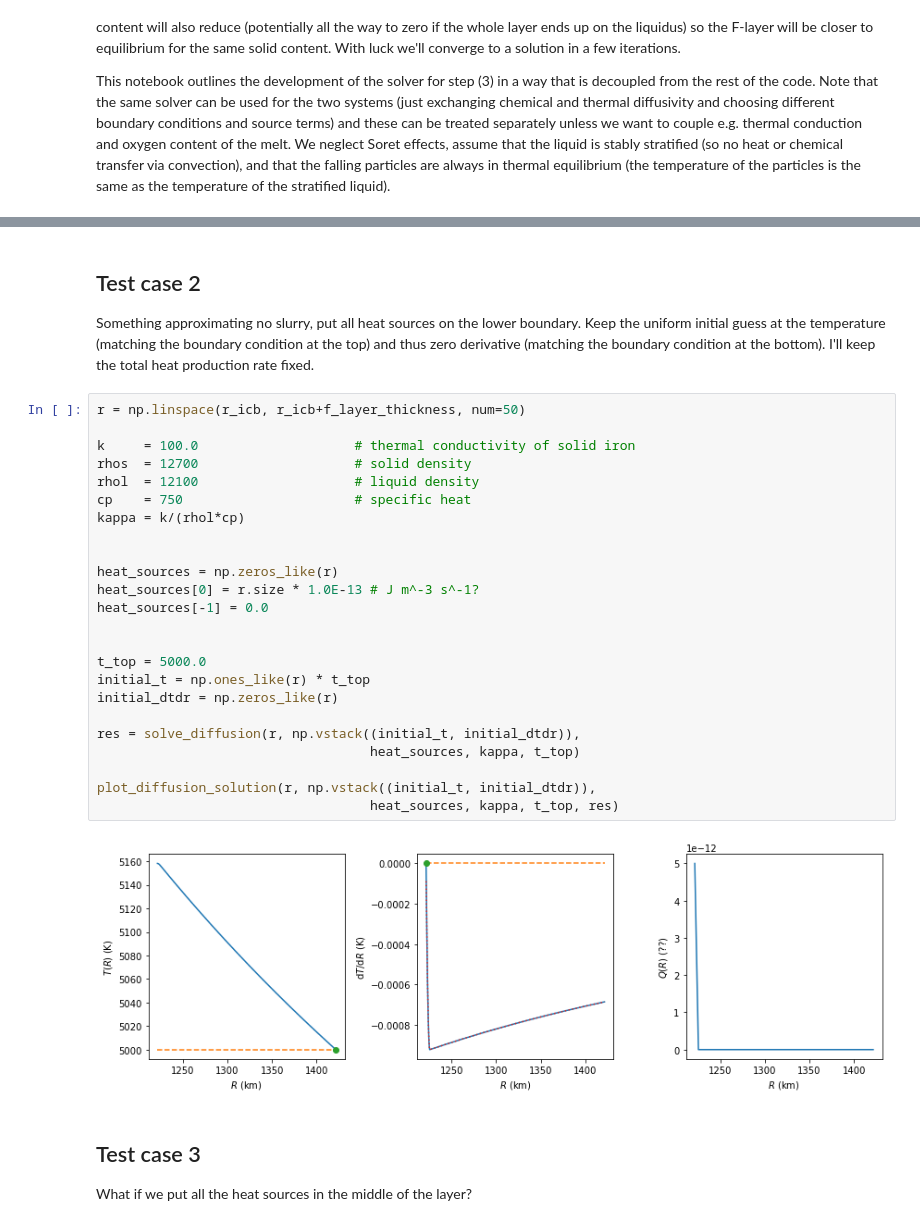
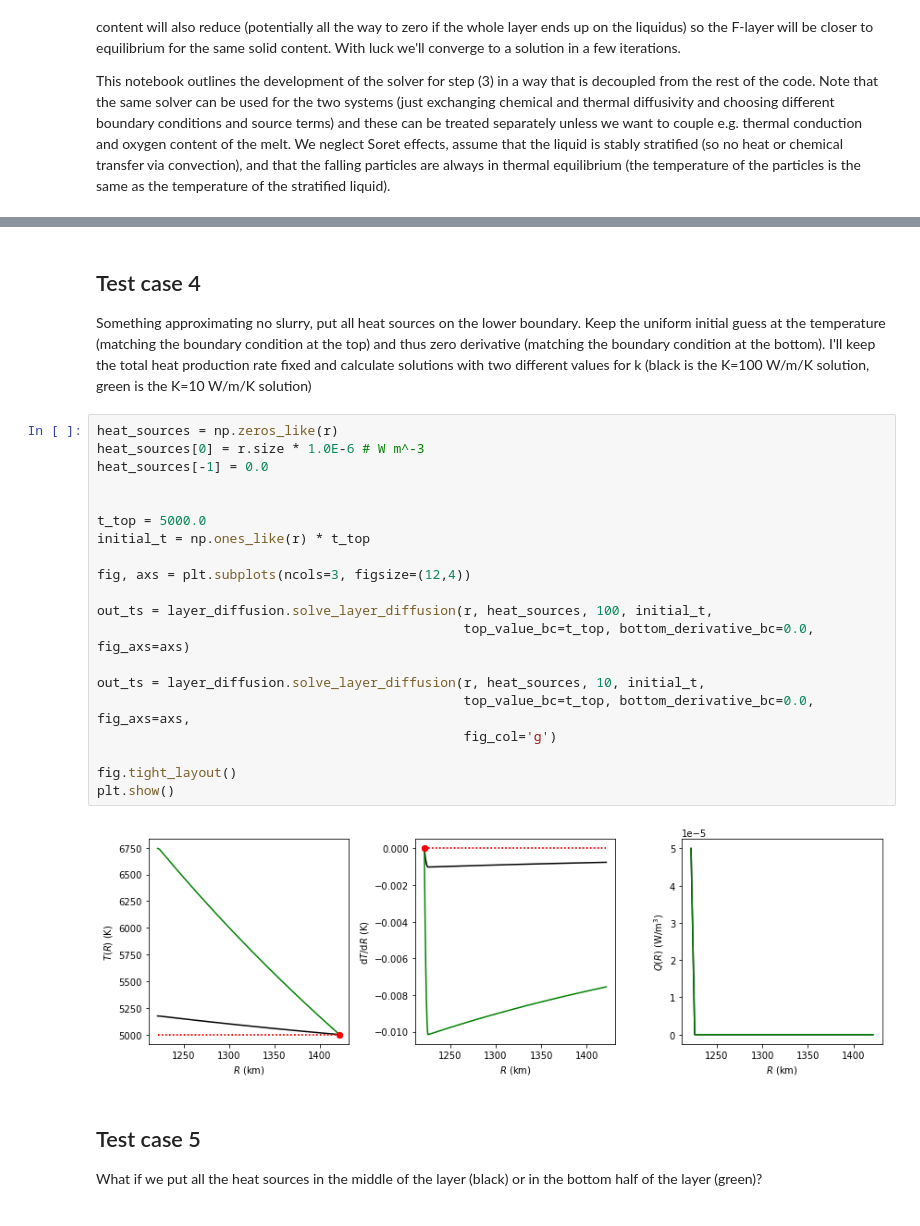
Before and after one commit to andreww/slurry, a Jupyter notebook: f-layer-diffusion.ipynb, the cells around one changed output, grey strips where cells are left out. Cells and saved outputs as stored; diff of their text form.

Commit message:
Move f-layer diffusion code to module and update examples
This is, I think, now correct. It also has flexible boundary
conditions and internal plotting code. It checks the solution
is sucessful.

```diff
--- a/f-layer-diffusion.ipynb
+++ b/f-layer-diffusion.ipynb
@@ -235,35 +231,32 @@ plot_diffusion_solution(r, np.vstack((initial_t, initial_dtdr)),
 # %% [markdown]
-## Test case 2
+## Test case 4
 
 Something approximating no slurry, put all heat sources on the lower boundary.
-Keep the  uniform initial guess at the temperature (matching the boundary condition at the top) and thus zero derivative (matching the boundary condition at the bottom). I'll keep the total heat production rate fixed.
+Keep the  uniform initial guess at the temperature (matching the boundary condition at the top) and thus zero derivative (matching the boundary condition at the bottom). I'll keep the total heat production rate fixed and calculate solutions with two different values for k
+(black is the K=100 W/m/K solution, green is the K=10 W/m/K solution)
 # %%
-r = np.linspace(r_icb, r_icb+f_layer_thickness, num=50)
-
-k     = 100.0                    # thermal conductivity of solid iron
-rhos  = 12700                    # solid density
-rhol  = 12100                    # liquid density
-cp    = 750                      # specific heat
-kappa = k/(rhol*cp)
-
-
 heat_sources = np.zeros_like(r)
-heat_sources[0] = r.size * 1.0E-13 # J m^-3 s^-1?
+heat_sources[0] = r.size * 1.0E-6 # W m^-3
 heat_sources[-1] = 0.0
 
 
 t_top = 5000.0
 initial_t = np.ones_like(r) * t_top
-initial_dtdr = np.zeros_like(r)
 
-res = solve_diffusion(r, np.vstack((initial_t, initial_dtdr)),
-                                   heat_sources, kappa, t_top)
+fig, axs = plt.subplots(ncols=3, figsize=(12,4))
 
-plot_diffusion_solution(r, np.vstack((initial_t, initial_dtdr)),
-                                   heat_sources, kappa, t_top, res)
+out_ts = layer_diffusion.solve_layer_diffusion(r, heat_sources, 100, initial_t,
+                                               top_value_bc=t_top, bottom_derivative_bc=0.0, fig_axs=axs)
+
+out_ts = layer_diffusion.solve_layer_diffusion(r, heat_sources, 10, initial_t,
+                                               top_value_bc=t_top, bottom_derivative_bc=0.0, fig_axs=axs,
+                                               fig_col='g')
+
+fig.tight_layout()
+plt.show()
 # %% [output]
-[figure, old version]
+[figure, new version]
 # %% [markdown]
-## Test case 3
+## Test case 5
 
-What if we put all the heat sources in the middle of the layer?
+What if we put all the heat sources in the middle of the layer (black) or in the bottom half of the layer (green)?
```
Also changed, not shown: parts of 16 cells of this notebook, 1 other file.
